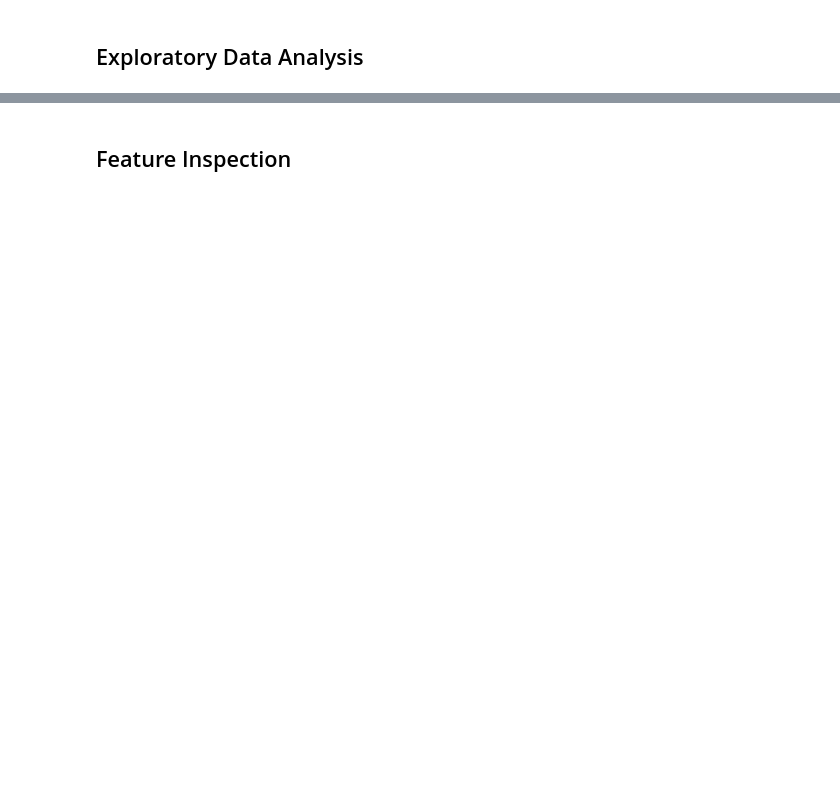
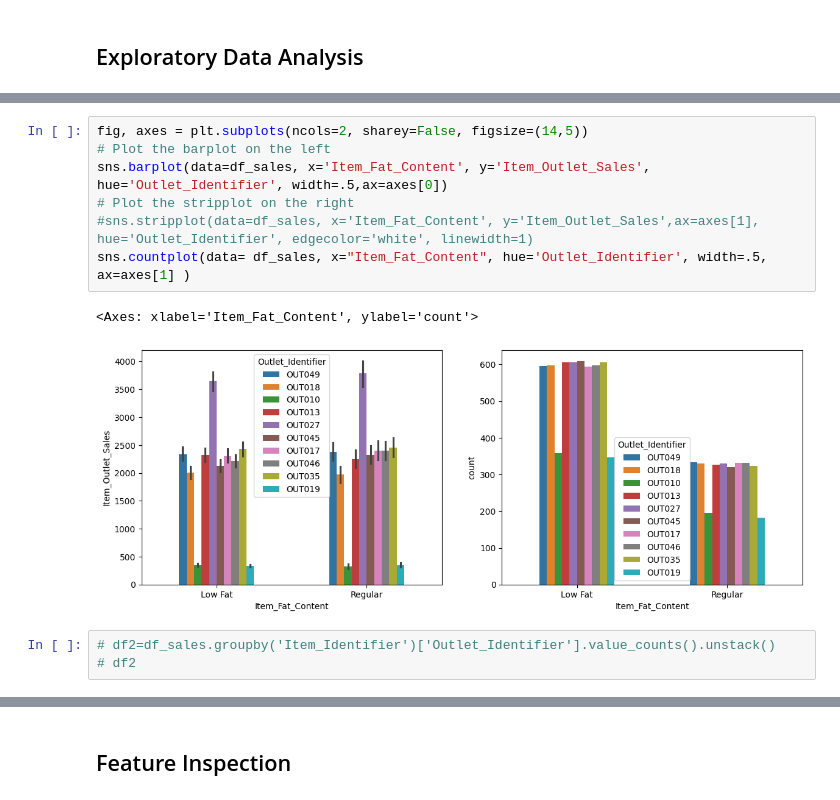
Before and after one commit to mohammadmasqala/Prediction-of-Product-Sale, a Jupyter notebook: Prediction_of_Product_Sale.ipynb, the cells around one changed output, grey strips where cells are left out. Cells and saved outputs as stored; diff of their text form; blank space fills up the shorter version.

```diff
--- a/Prediction_of_Product_Sale.ipynb
+++ b/Prediction_of_Product_Sale.ipynb
@@ -271,0 +303,13 @@ df_sales.describe().round()
+# %%
+fig, axes = plt.subplots(ncols=2, sharey=False, figsize=(14,5))
+# Plot the barplot on the left
+sns.barplot(data=df_sales, x='Item_Fat_Content', y='Item_Outlet_Sales', hue='Outlet_Identifier', width=.5,ax=axes[0])
+# Plot the stripplot on the right
+#sns.stripplot(data=df_sales, x='Item_Fat_Content', y='Item_Outlet_Sales',ax=axes[1], hue='Outlet_Identifier', edgecolor='white', linewidth=1)
+sns.countplot(data= df_sales, x="Item_Fat_Content", hue='Outlet_Identifier', width=.5, ax=axes[1] )
+# %% [output]
+<Axes: xlabel='Item_Fat_Content', ylabel='count'>
+[figure, added]
+# %%
+# df2=df_sales.groupby('Item_Identifier')['Outlet_Identifier'].value_counts().unstack()
+# df2
```
Also changed, not shown: parts of 26 cells of this notebook.
